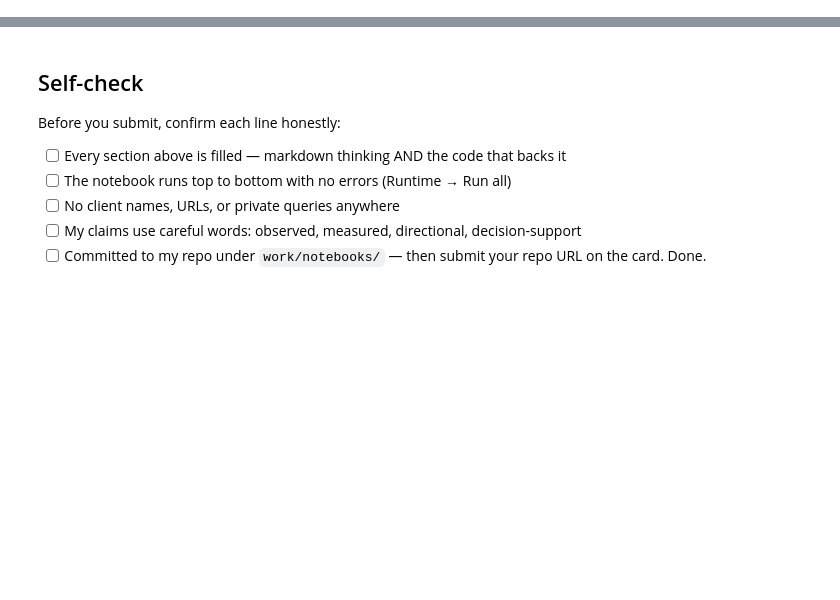
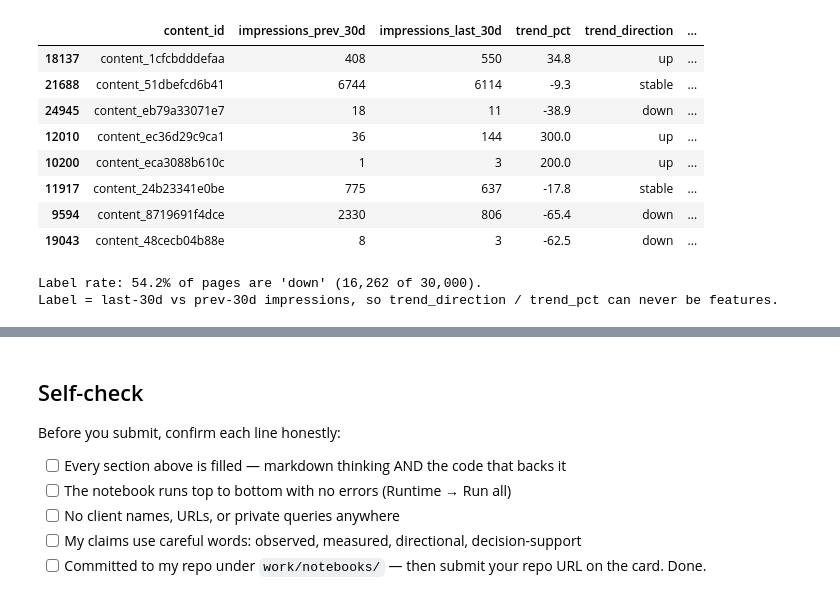
Before and after one commit to yelsebety/Yassin-Flyrank, a Jupyter notebook: work/notebooks/w02_ml_task_framing.ipynb, the cells around one changed output, grey strips where cells are left out. Cells and saved outputs as stored; diff of their text form; code cells hidden in the pictures; blank space fills up the shorter version.

```diff
--- a/work/notebooks/w02_ml_task_framing.ipynb
+++ b/work/notebooks/w02_ml_task_framing.ipynb
@@ -43,0 +17,31 @@ This skeleton is yours to fill. Work the sections **in order** — each one has
+# %%
+import os, sys, subprocess
+import numpy as np
+import pandas as pd
+
+# Find the repo root so the CSV loads in Colab and locally.
+IN_COLAB = "google.colab" in sys.modules
+REPO_URL = "https://github.com/yelsebety/Yassin-Flyrank.git"
+REPO_DIR = "Yassin-Flyrank"
+
+if IN_COLAB:
+    if not os.path.isdir(REPO_DIR):
+        subprocess.run(["git", "clone", "--depth", "1", REPO_URL, REPO_DIR], check=True)
+    os.chdir(REPO_DIR)
+else:
+    while not os.path.isdir("data/raw") and os.getcwd() != "/":
+        os.chdir("..")
+
+raw = pd.read_csv("data/raw/content_refresh_anonymized.csv")
+
+loop = pd.DataFrame(
+    [
+        ("Input", "observable page signals (impressions, position, CTR, age, freshness, content type...)"),
+        ("Model / score", "probability that a page is declining, used as a priority score"),
+        ("Output", "ranked review queue with reason codes"),
+        ("Action", "reviewer chooses: refresh, expand, protect, prune, or monitor"),
+        ("Check", "precision@K on the top of the list vs. a simple rule baseline"),
+    ],
+    columns=["Step in the ML loop", "In my lane"],
+)
+loop
@@ -43,0 +69,24 @@ This skeleton is yours to fill. Work the sections **in order** — each one has
+# %%
+# Sketch of the target column (starter proxy label)
+raw["is_declining_label"] = (raw["trend_direction"] == "down").astype(int)
+
+cols = ["content_id", "impressions_prev_30d", "impressions_last_30d", "trend_pct", "trend_direction", "is_declining_label"]
+display(raw[raw["trend_direction"].isin(["down", "stable", "up"])][cols].sample(8, random_state=0))
+
+# Prove the label really is the 30-day comparison (a rule, not an observed future outcome)
+down = raw[raw["is_declining_label"] == 1]
+assert (down["impressions_last_30d"] < 0.8 * down["impressions_prev_30d"]).all()
+print(f"Label rate: {raw['is_declining_label'].mean():.1%} of pages are 'down' ({raw['is_declining_label'].sum():,} of {len(raw):,}).")
+print("Label = last-30d vs prev-30d impressions, so trend_direction / trend_pct can never be features.")
+# %% [output]
+|  | content_id | impressions_prev_30d | impressions_last_30d | trend_pct | trend_direction | ... |
+| 18137 | content_1cfcbdddefaa | 408 | 550 | 34.8 | up | ... |
+| 21688 | content_51dbefcd6b41 | 6744 | 6114 | -9.3 | stable | ... |
+| 24945 | content_eb79a33071e7 | 18 | 11 | -38.9 | down | ... |
+| 12010 | content_ec36d29c9ca1 | 36 | 144 | 300.0 | up | ... |
+| 10200 | content_eca3088b610c | 1 | 3 | 200.0 | up | ... |
+| 11917 | content_24b23341e0be | 775 | 637 | -17.8 | stable | ... |
+| 9594 | content_8719691f4dce | 2330 | 806 | -65.4 | down | ... |
+| 19043 | content_48cecb04b88e | 8 | 3 | -62.5 | down | ... |
+Label rate: 54.2% of pages are 'down' (16,262 of 30,000).
+Label = last-30d vs prev-30d impressions, so trend_direction / trend_pct can never be features.
```
Also changed, not shown: parts of 19 cells of this notebook.
